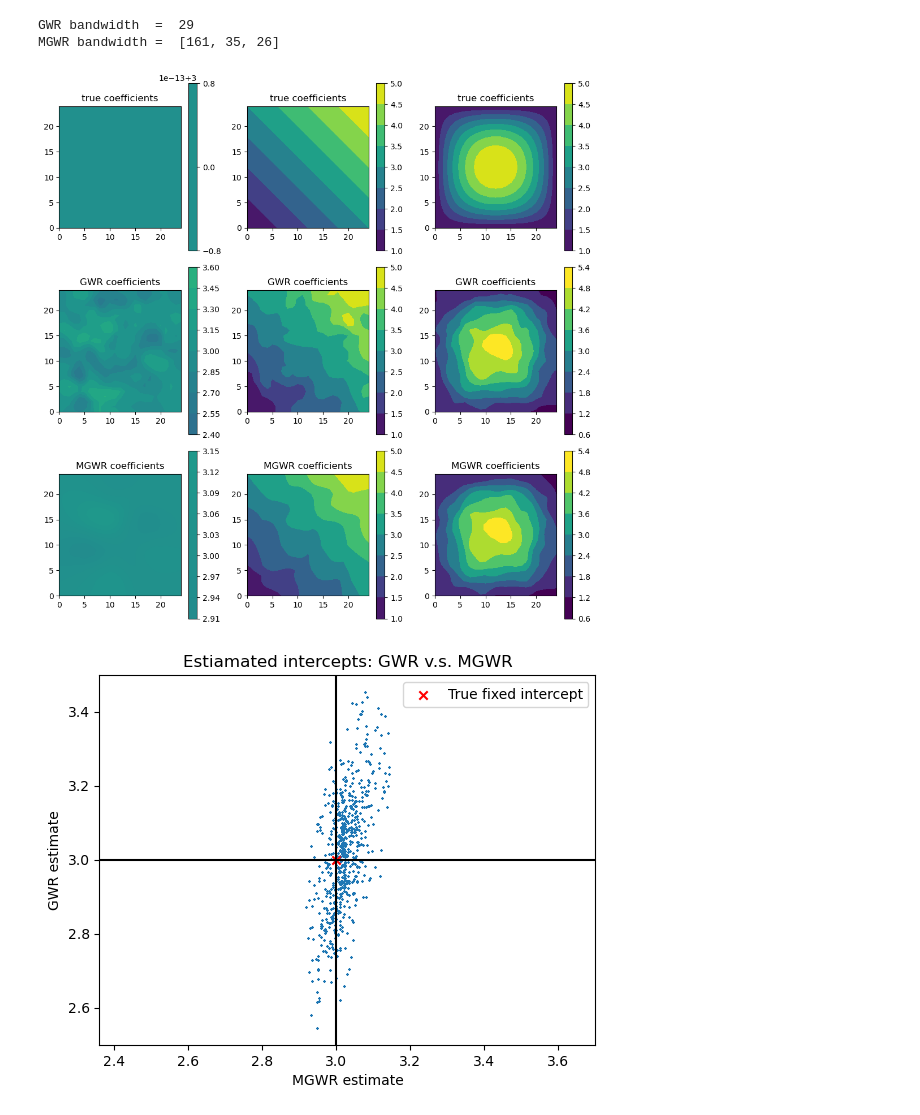
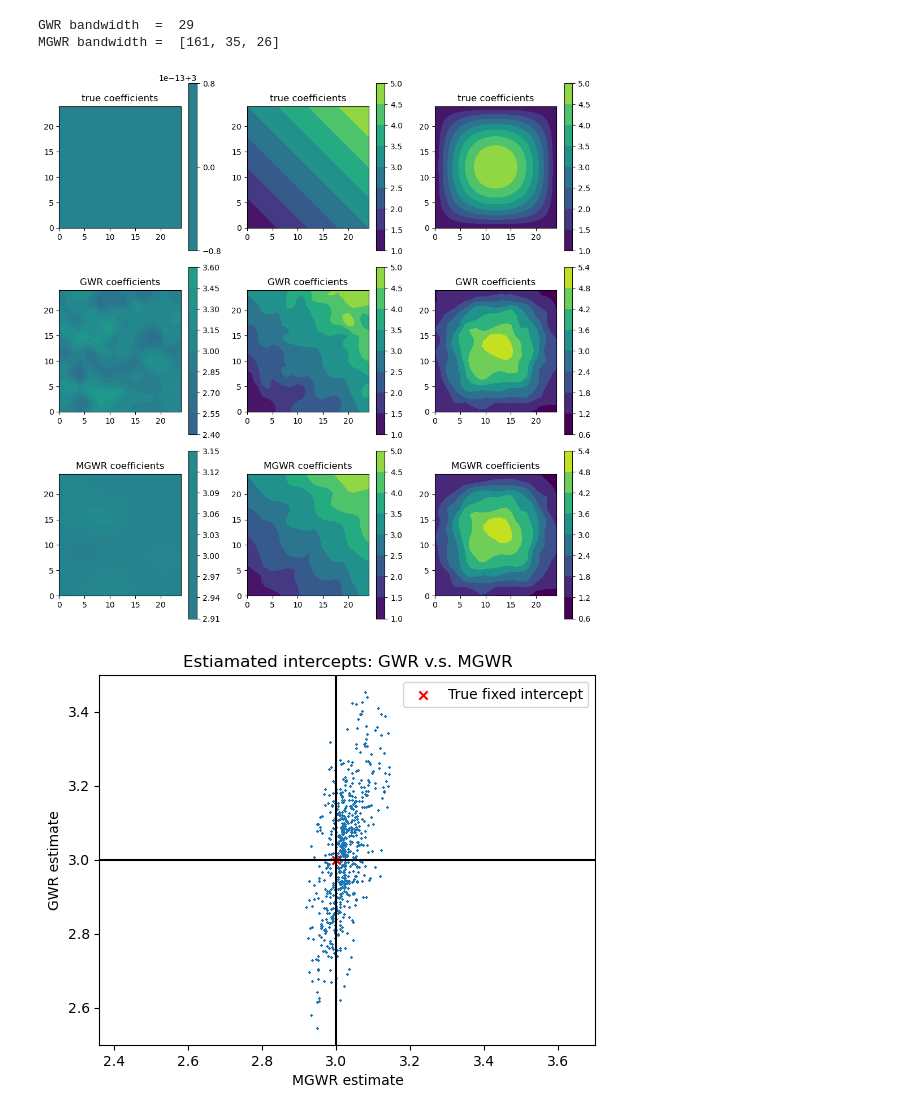
Before and after one commit to hayato-n/sgGWR, a Jupyter notebook: docs/examples/adaptive.ipynb, the cells around one changed output. Drawn from its saved outputs; the diff is of its cells as text; code cells hidden in the pictures.

```diff
--- a/docs/examples/adaptive.ipynb
+++ b/docs/examples/adaptive.ipynb
@@ -77,29 +79,35 @@ MGWR bandwidth =  [161, 35, 26]
 # %%
 fig, axes = plt.subplots(3, 3, subplot_kw={"aspect": "equal"}, figsize=(10, 10))
 
+vmin, vmax = 1.0, 5.5
 for d in range(3):
     axes[0][d].set_title("true coefficients")
+
+    cnorm = mcolors.Normalize(vmin=vmin, vmax=vmax)#vmin=beta[:, d].min()-0.1, vmax=beta[:, d].max()+0.1)
     ct = axes[0][d].contourf(
-        u0, v0, beta[:, d].reshape(len(u0), len(v0)), vmin=1.0, vmax=5.0
+        u0, v0, beta[:, d].reshape(len(u0), len(v0)), norm=cnorm,#vmin=1.0, vmax=5.0
     )
-    fig.colorbar(ct, ax=axes[0][d])
+    cbar = fig.colorbar(ct, ax=axes[0][d])
+    cbar.mappable.set_clim(vmin, vmax)
 
     axes[1][d].set_title("GWR coefficients")
     ct = axes[1][d].contourf(
-        u0, v0, model_gwr.betas[:, d].reshape(len(u0), len(v0)), vmin=1.0, vmax=5.0
+        u0, v0, model_gwr.betas[:, d].reshape(len(u0), len(v0)), norm=cnorm,#vmin=1.0, vmax=5.0
     )
-    fig.colorbar(ct, ax=axes[1][d])
+    cbar = fig.colorbar(ct, ax=axes[1][d])
+    cbar.mappable.set_clim(vmin, vmax)
 
     axes[2][d].set_title("MGWR coefficients")
     ct = axes[2][d].contourf(
-        u0, v0, model_mgwr.betas[:, d].reshape(len(u0), len(v0)), vmin=1.0, vmax=5.0
+        u0, v0, model_mgwr.betas[:, d].reshape(len(u0), len(v0)), norm=cnorm,#vmin=1.0, vmax=5.0
     )
-    fig.colorbar(ct, ax=axes[2][d])
+    cbar = fig.colorbar(ct, ax=axes[2][d])
+    cbar.mappable.set_clim(vmin, vmax)
 
 fig.tight_layout()
 plt.show()
 # %% [output]
-[figure, old version]
+[figure, new version]
 # %%
 plt.axis("equal")
 plt.scatter(model_mgwr.betas[:, 0], model_gwr.betas[:, 0], s=1, marker="x")
```
Also changed, not shown: parts of 2 cells of this notebook, 29 other files.
